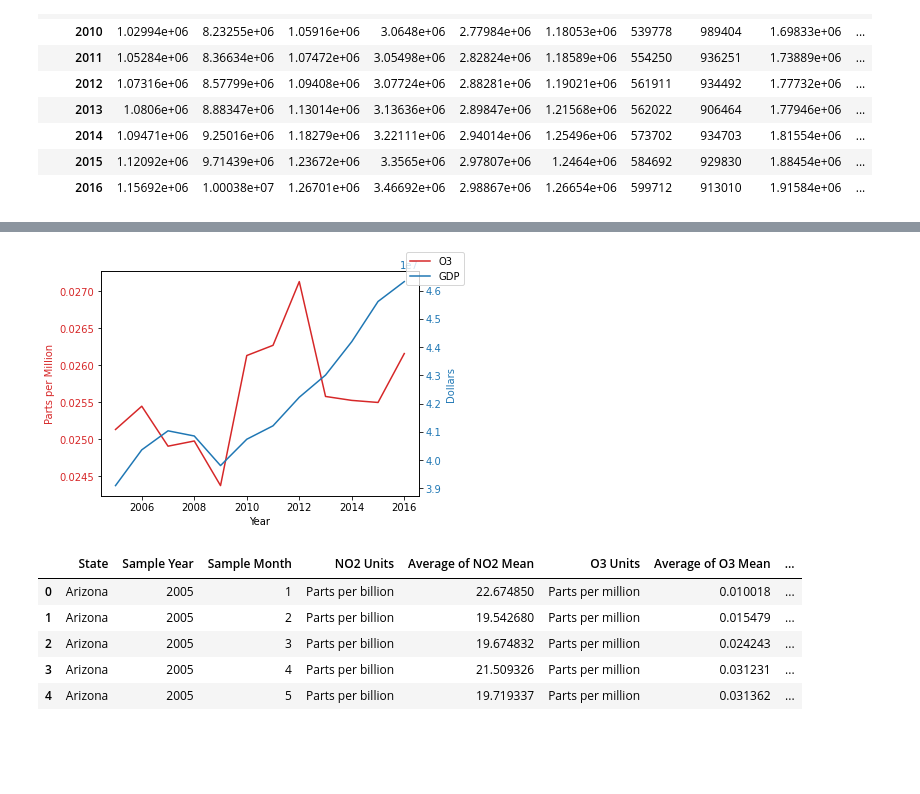
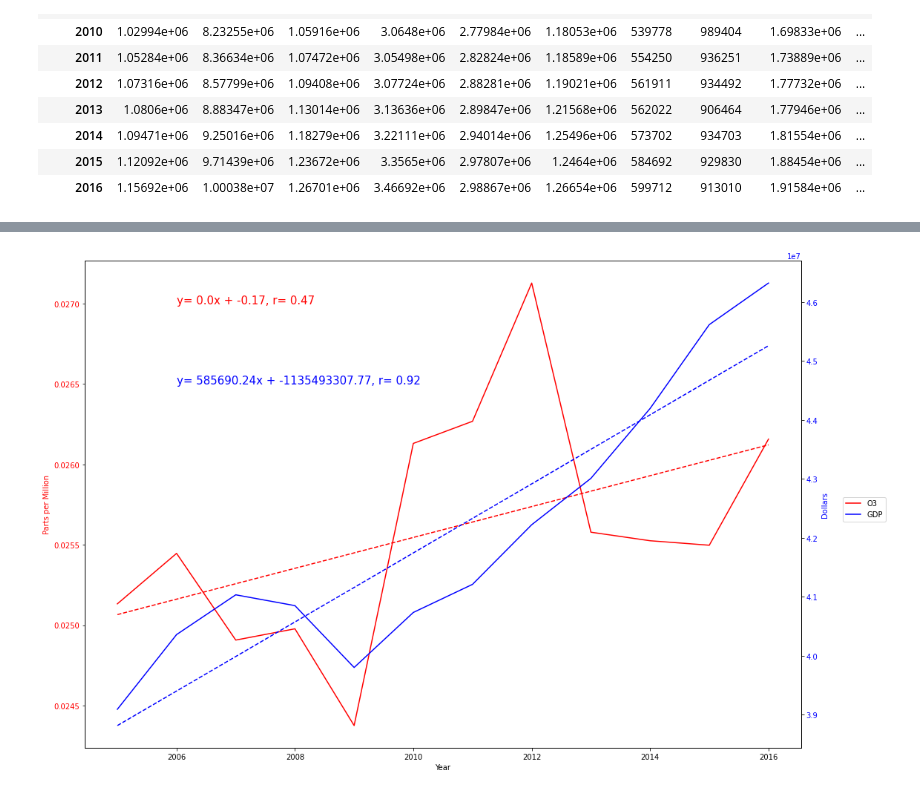
Before and after one commit to AshRC17/Project-1, a Jupyter notebook: Project 1 Charts_jv.ipynb, the cells around one changed output, grey strips where cells are left out. Drawn from its saved outputs; the diff is of its cells as text; code cells hidden in the pictures; blank space fills up the shorter version.

```diff
--- a/Project 1 Charts_jv.ipynb
+++ b/Project 1 Charts_jv.ipynb
@@ -143,4 +143,16 @@ gdp_dft
 | 2014 | 1.09471e+06 | 9.25016e+06 | 1.18279e+06 | 3.22111e+06 | 2.94014e+06 | 1.25496e+06 | 573702 | 934703 | 1.81554e+06 | ... |
 | 2015 | 1.12092e+06 | 9.71439e+06 | 1.23672e+06 | 3.3565e+06 | 2.97807e+06 | 1.2464e+06 | 584692 | 929830 | 1.88454e+06 | ... |
 | 2016 | 1.15692e+06 | 1.00038e+07 | 1.26701e+06 | 3.46692e+06 | 2.98867e+06 | 1.26654e+06 | 599712 | 913010 | 1.91584e+06 | ... |
+# %%
+def linear_regression(x, y):
+    (slope, intercept, rvalue, pvalue, stderr)=linregress(x,y)
+    regress_values = x*slope + intercept
+    line_eq = "y= " + str(round(slope, 2)) + "x + " + str(round(intercept,2))
+    return regress_values
+
+#Creating function to return a string of linear regression equation
+def linear_regression_eq(x, y):
+    (slope, intercept, rvalue, pvalue, stderr)=linregress(x,y)
+    line_eq = "y= " + str(round(slope, 2)) + "x + " + str(round(intercept,2)) +", r= " + str(round(rvalue,2))
+    return line_eq
 # %%
@@ -200,34 +232,37 @@ plt.show()
 # %%
-#O3 Chart
-o3_ls = ann_emiss.iloc[:,-3]
-gdp_ls = gdp_dft.iloc[:,-1]
+#O3
+years = np.asarray([2005,2006,2007,2008,2009,2010,2011,2012,2013,2014,2015,2016])
 
-years = [2005,2006,2007,2008,2009,2010,2011,2012,2013,2014,2015,2016]
+o3_ls = np.asarray(ann_emiss.iloc[:,-3].tolist())
+gdp_ls = np.asarray(gdp_dft.iloc[:,-1].tolist())
 
-fig, ax1 = plt.subplots()
+o3_line = linear_regression(years, o3_ls)
+o3_line_eq = linear_regression_eq(years, o3_ls)
 
-color = 'tab:red'
+gdp_line = linear_regression(years, gdp_ls)
+gdp_line_eq = linear_regression_eq(years, gdp_ls)
+
+fig, ax1 = plt.subplots(figsize=(15,10))
+
+color = 'red'
 ax1.set_xlabel('Year')
 ax1.set_ylabel('Parts per Million', color=color)
 ax1.plot(years, o3_ls, color=color, label = "O3")
 ax1.tick_params(axis='y', labelcolor=color)
+ax1.plot(years,o3_line,color = 'red', linestyle = '--')
+ax1.annotate(o3_line_eq, (2006,.027), fontsize = 15, color = "red")
+ax1.annotate(gdp_line_eq, (2006,.0265), fontsize = 15, color = "blue")
 ax2 = ax1.twinx()
 
-color = 'tab:blue'
+color = 'blue'
 ax2.set_ylabel('Dollars', color=color)
 ax2.plot(years, gdp_ls, color=color, label = "GDP")
 ax2.tick_params(axis='y', labelcolor=color)
-fig.legend(loc = "upper right")
+ax2.plot(years,gdp_line,'b--')
+fig.legend(loc='center left', bbox_to_anchor=(1.0, 0.5))
 fig.tight_layout()
 plt.show()
+
+fig.savefig('Images/O3_vs_GDP.png')
 # %% [output]
-[figure, old version]
+[figure, new version]
-# %%
-emiss_df.head()
-# %% [output]
-|  | State | Sample Year | Sample Month | NO2 Units | Average of NO2 Mean | O3 Units | Average of O3 Mean | ... |
-| 0 | Arizona | 2005 | 1 | Parts per billion | 22.674850 | Parts per million | 0.010018 | ... |
-| 1 | Arizona | 2005 | 2 | Parts per billion | 19.542680 | Parts per million | 0.015479 | ... |
-| 2 | Arizona | 2005 | 3 | Parts per billion | 19.674832 | Parts per million | 0.024243 | ... |
-| 3 | Arizona | 2005 | 4 | Parts per billion | 21.509326 | Parts per million | 0.031231 | ... |
-| 4 | Arizona | 2005 | 5 | Parts per billion | 19.719337 | Parts per million | 0.031362 | ... |
```
Also changed, not shown: parts of 6 cells of this notebook, 5 other files.
